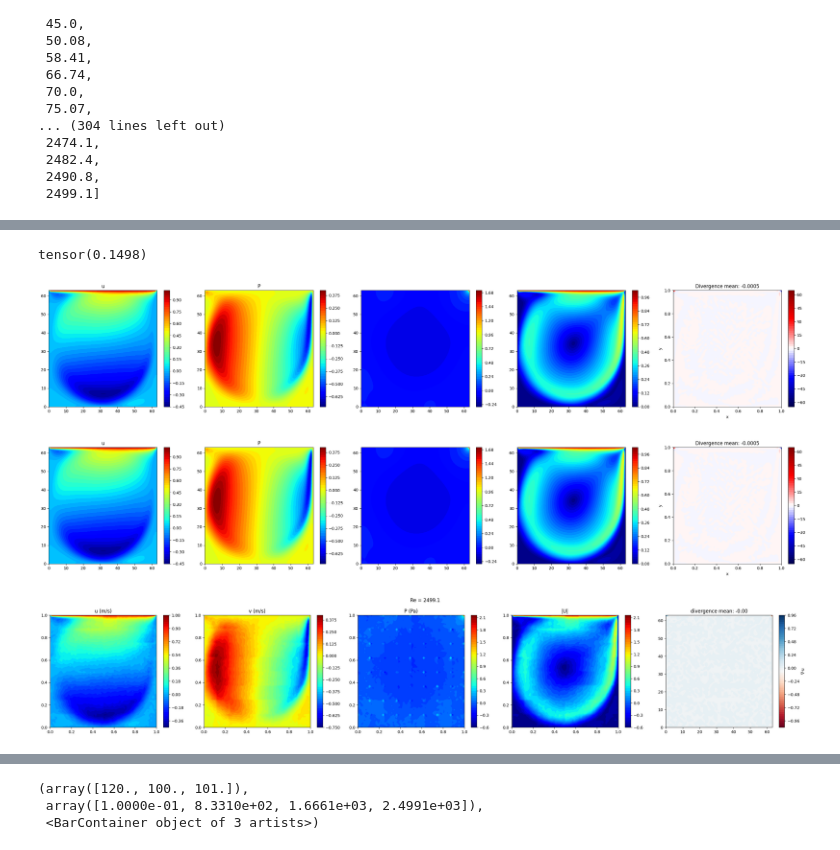
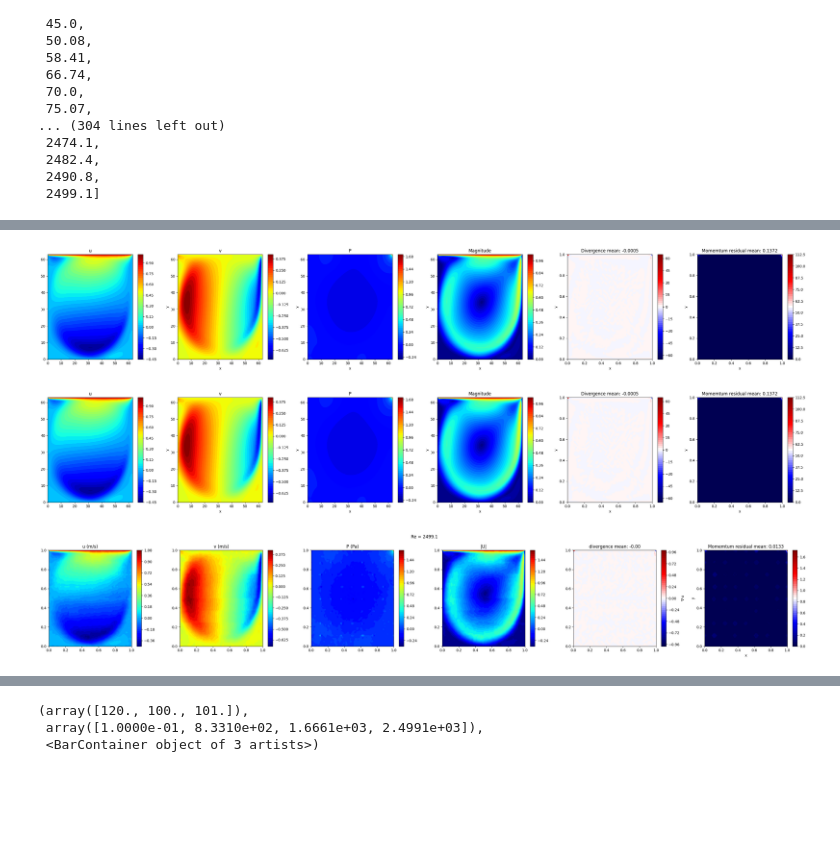
Before and after one commit to Mafaz03/Machine-Vision-Transformer, a Jupyter notebook: generalisation.ipynb, the cells around one changed output, grey strips where cells are left out. Drawn from its saved outputs; the diff is of its cells as text; code cells hidden in the pictures; blank space fills up the shorter version.

```diff
--- a/generalisation.ipynb
+++ b/generalisation.ipynb
@@ -41,5 +41,5 @@ Total parameters: 35,437,760
 # %%
-def fourier_features(cords: torch.tensor, num_freq = 8):
+def fourier_features(cords: torch.tensor, num_freq = FOURIER_FEATURES):
     # [num_patches, 2] -> [num_patches, num_freq * 2]
     freqs = 2 ** torch.linspace(0, num_freq - 1, num_freq)                   # [num_freqs]
     angles = (cords.unsqueeze(-1) * freqs  * torch.pi)                       # [num_patches, 2, num_freq]
@@ -199,5 +223,5 @@ def predict(re_value, model,
 # %%
-u, v, P, divergence, mag = predict(re_value = 3000, model = transformer,
+u, v, P, divergence, momentum_res, mag = predict(re_value = 10, model = transformer,
                                    re_mean = RE_MEAN, re_std = RE_STD,
                                    u_mean = U_MEAN,   u_std = U_STD,
                                    v_mean = V_MEAN,   v_std = V_STD,
@@ -235,7 +259,3 @@ tensor(0.3299)
-# %%
-torch.abs(mag_1 - mag_2).mean()
-# %% [output]
-tensor(0.1498)
 # %%
 def ground_truth(re: float, plot: bool):
 
@@ -265,56 +285,87 @@ def ground_truth(re: float, plot: bool):
     dy = lin[1] - lin[0]
 
     # gradients
-    du_dx = np.gradient(u_grid, dx, axis=1)
-    dv_dy = np.gradient(v_grid, dy, axis=0)
+    du_dx = np.gradient(u_grid, dx, axis = 1)
+    du_dy = np.gradient(u_grid, dy, axis = 0)
+    dv_dy = np.gradient(v_grid, dy, axis = 0)
+    dv_dx = np.gradient(v_grid, dx, axis = 1)
+
+    d2u_dx2 = np.gradient(du_dx, dx, axis = 1)
+    d2u_dy2 = np.gradient(du_dy, dy, axis = 0)
+    d2v_dy2 = np.gradient(dv_dy, dy, axis = 0)
+    d2v_dx2 = np.gradient(dv_dx, dx, axis = 1)
+
+    dP_dx = np.gradient(P_grid, dx, axis = 1)
+    dP_dy = np.gradient(P_grid, dy, axis = 0)
 
     # divergence
     div = du_dx + dv_dy
 
+    # momentum residual
+    # import pdb; pdb.set_trace()
+    momentum_res_x = (1 * ((u_grid * du_dx) + (v_grid * du_dy))) + dP_dx + (1/re) * (d2u_dx2 + d2u_dy2)
+    momentum_res_y = (1 * ((u_grid * dv_dx) + (v_grid * dv_dy))) + dP_dy + (1/re) * (d2v_dx2 + d2v_dy2)
+
+    momentum_res =  (momentum_res_x ** 2 + momentum_res_y ** 2)**0.5
+
+
     mag = np.sqrt(u_grid**2 + v_grid**2)
 
     if plot:
-        fig, axes = plt.subplots(1, 5, figsize=(27, 5))
+        fig, axes = plt.subplots(1, 6, figsize=(30, 5))
 
         # u
         u_c = axes[0].contourf(u_grid, levels=50, cmap="jet")
         plt.colorbar(u_c, ax=axes[0])
         axes[0].set_title("u")
 
         # v
         v_c = axes[1].contourf(v_grid, levels=50, cmap="jet")
         plt.colorbar(v_c, ax=axes[1])
-        axes[1].set_title("u")
+        axes[1].set_title("v")
+        axes[1].set_xlabel("x")
+        axes[1].set_ylabel("y")
 
         # P
         p_c = axes[2].contourf(P_grid, levels=50, cmap="jet")
         plt.colorbar(p_c, ax=axes[2])
-        axes[1].set_title("P")
+        axes[2].set_title("P")
+        axes[2].set_xlabel("x")
+        axes[2].set_ylabel("y")
 
         # mag
         mag_c = axes[3].contourf(mag, levels=50, cmap="jet")
         plt.colorbar(mag_c, ax=axes[3])
+        axes[3].set_title("Magnitude")
+        axes[3].set_xlabel("x")
+        axes[3].set_ylabel("y")
 
         # div
         div_c = axes[4].contourf(grid_x, grid_y, div, levels=50, cmap="seismic")
         plt.colorbar(div_c, ax=axes[4])
         axes[4].set_title(f"Divergence mean: {div.mean():.4f}")
         axes[4].set_xlabel("x")
         axes[4].set_ylabel("y")
 
+        div_m = axes[5].contourf(grid_x, grid_y, momentum_res, levels=50, cmap="seismic")
+        plt.colorbar(div_m, ax=axes[5])
+        axes[5].set_title(f"Momemtum residual mean: {momentum_res.mean():.4f}")
+        axes[5].set_xlabel("x")
+        axes[5].set_ylabel("y")
+
         plt.tight_layout()
         plt.show()
 
-    return u_grid, v_grid, P_grid, div, mag
+    return u_grid, v_grid, P_grid, div, momentum_res, mag
 
-u_grid, v_grid, P_grid, div, mag = ground_truth(re = 2499.1, plot=True)
+u_grid, v_grid, P_grid, div, momentum_res, mag = ground_truth(re = 2499.1, plot=True)
 # %% [output]
-[figure, old version]
+[figure, new version]
 # %%
 re = 2499.1
-u_grid_actual, v_grid_actual, P_grid, div_actual, mag_actual = ground_truth(re = re, plot=True)
+u_grid_actual, v_grid_actual, P_grid, div_actual, momentum_res_actual, mag_actual = ground_truth(re = re, plot=True)
 
-u_pred, v_pred, P_pred, div_pred, mag_pred = predict(re_value = re, model = transformer,
+u_pred, v_pred, P_pred, div_pred, momentum_res_pred, mag_pred = predict(re_value = re, model = transformer,
                                                      re_mean = RE_MEAN, re_std = RE_STD,
                                                      u_mean = U_MEAN,   u_std = U_STD,
                                                      v_mean = V_MEAN,   v_std = V_STD,
@@ -323,8 +374,8 @@ u_pred, v_pred, P_pred, div_pred, mag_pred = predict(re_value = re, model = tran
                                                      device = "cpu", plot = True
                                                      )
 # %% [output]
-[figure, old version]
+[figure, new version]
-[figure, old version]
+[figure, new version]
 # %%
 errors = {}
 frames = []
```
Also changed, not shown: parts of 7 cells of this notebook, 2 other files.
